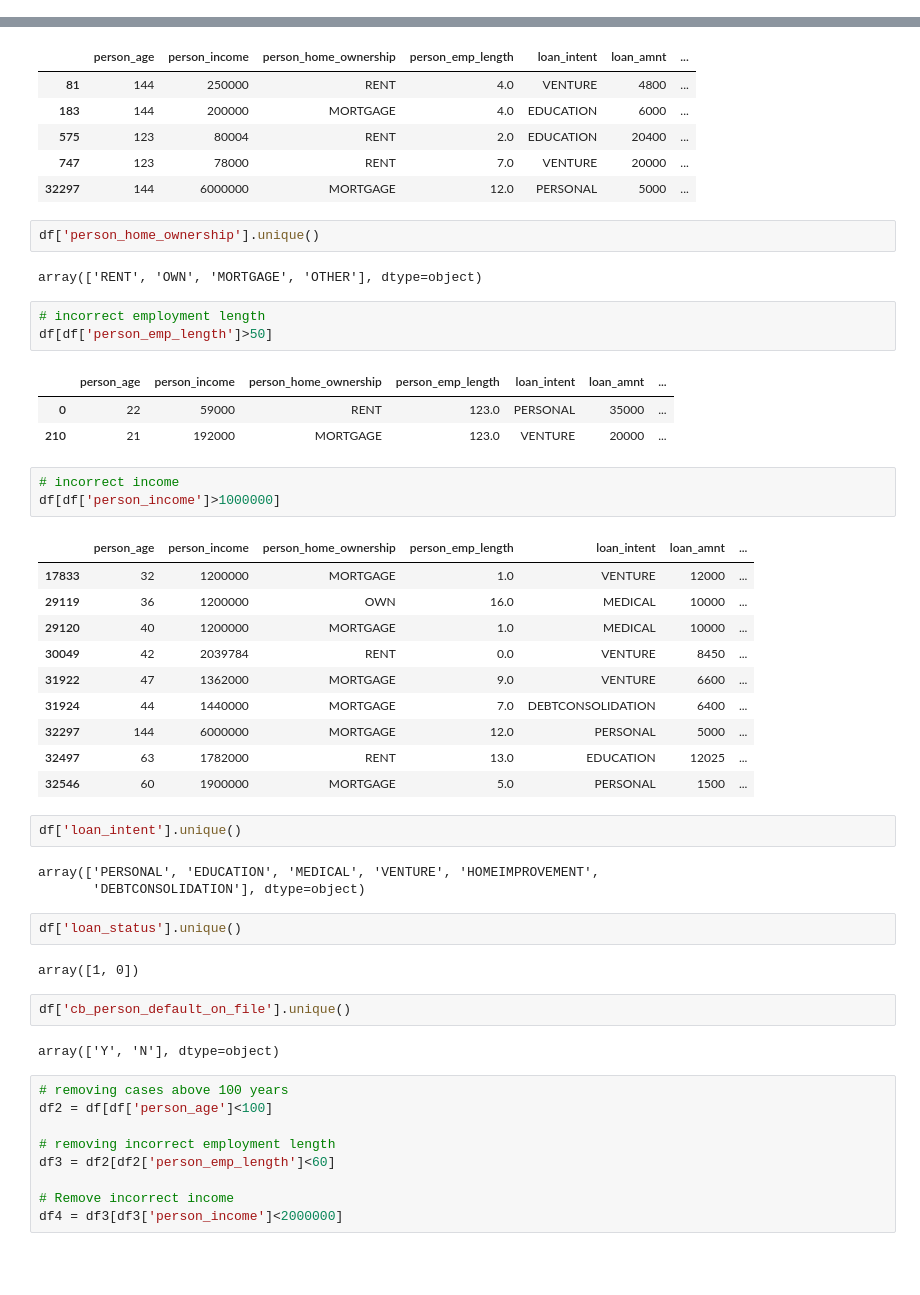
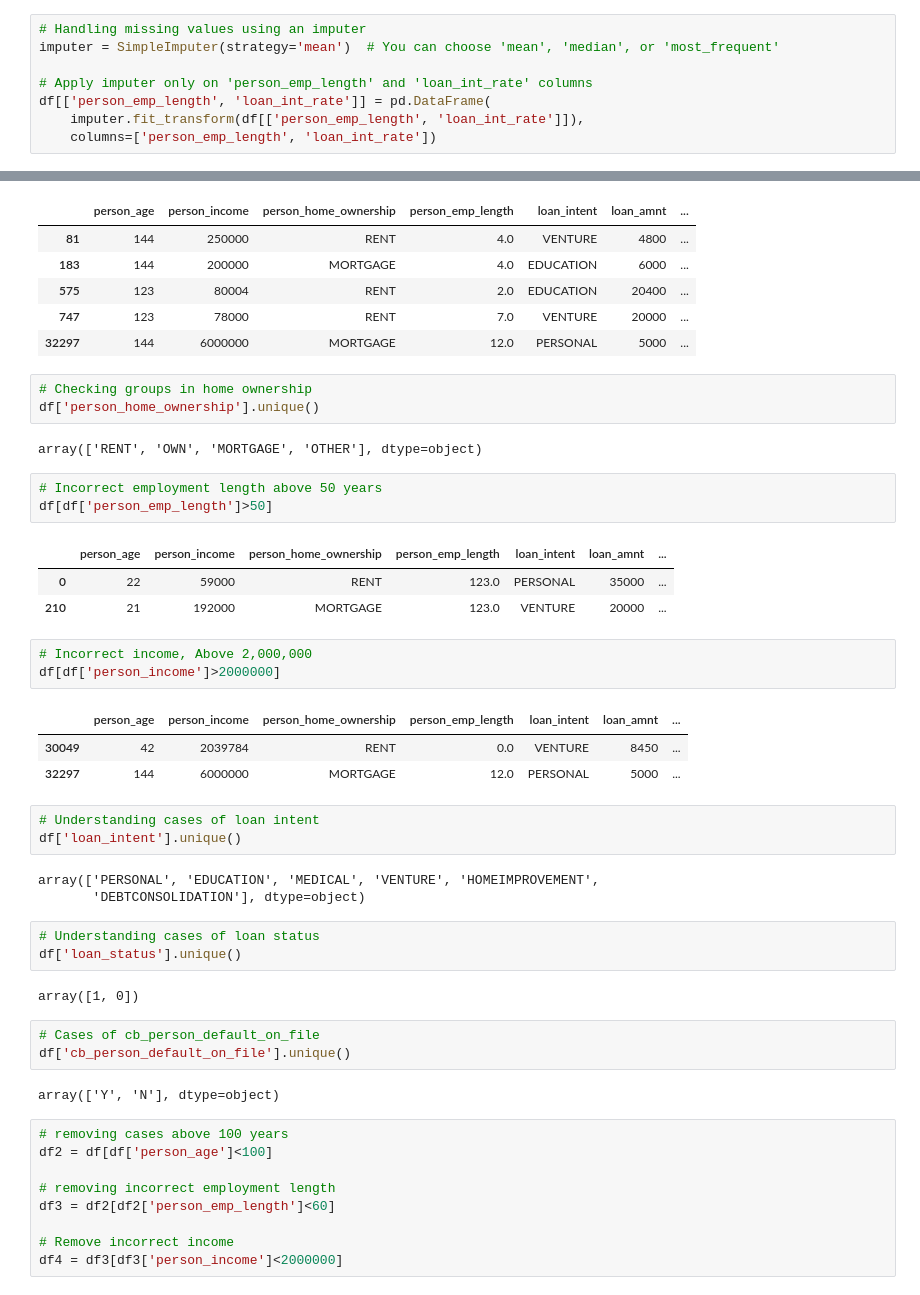
Before and after one commit to SainaPolis/Credit-Risk-Assessment, a Jupyter notebook: main.ipynb, the cells around one changed output, grey strips where cells are left out. Saved outputs shown, nothing was run; the diff lists cells and outputs as text; blank space fills up the shorter version.

```diff
--- a/main.ipynb
+++ b/main.ipynb
@@ -68,0 +107,8 @@ df.describe()
+# %%
+# Handling missing values using an imputer
+imputer = SimpleImputer(strategy='mean')  # You can choose 'mean', 'median', or 'most_frequent'
+
+# Apply imputer only on 'person_emp_length' and 'loan_int_rate' columns
+df[['person_emp_length', 'loan_int_rate']] = pd.DataFrame(
+    imputer.fit_transform(df[['person_emp_length', 'loan_int_rate']]),
+    columns=['person_emp_length', 'loan_int_rate'])
@@ -76,44 +138,41 @@ df[df['person_age']>100]
 | 575 | 123 | 80004 | RENT | 2.0 | EDUCATION | 20400 | ... |
 | 747 | 123 | 78000 | RENT | 7.0 | VENTURE | 20000 | ... |
 | 32297 | 144 | 6000000 | MORTGAGE | 12.0 | PERSONAL | 5000 | ... |
-# %%
-df['person_home_ownership'].unique()
-# %% [output]
-array(['RENT', 'OWN', 'MORTGAGE', 'OTHER'], dtype=object)
+# %%
+# Checking groups in home ownership
+df['person_home_ownership'].unique()
+# %% [output]
+array(['RENT', 'OWN', 'MORTGAGE', 'OTHER'], dtype=object)
 # %%
-# incorrect employment length
+# Incorrect employment length above 50 years
 df[df['person_emp_length']>50]
 # %% [output]
 |  | person_age | person_income | person_home_ownership | person_emp_length | loan_intent | loan_amnt | ... |
 | 0 | 22 | 59000 | RENT | 123.0 | PERSONAL | 35000 | ... |
 | 210 | 21 | 192000 | MORTGAGE | 123.0 | VENTURE | 20000 | ... |
 # %%
-# incorrect income
-df[df['person_income']>1000000]
+# Incorrect income, Above 2,000,000
+df[df['person_income']>2000000]
 # %% [output]
 |  | person_age | person_income | person_home_ownership | person_emp_length | loan_intent | loan_amnt | ... |
-| 17833 | 32 | 1200000 | MORTGAGE | 1.0 | VENTURE | 12000 | ... |
-| 29119 | 36 | 1200000 | OWN | 16.0 | MEDICAL | 10000 | ... |
-| 29120 | 40 | 1200000 | MORTGAGE | 1.0 | MEDICAL | 10000 | ... |
 | 30049 | 42 | 2039784 | RENT | 0.0 | VENTURE | 8450 | ... |
-| 31922 | 47 | 1362000 | MORTGAGE | 9.0 | VENTURE | 6600 | ... |
-| 31924 | 44 | 1440000 | MORTGAGE | 7.0 | DEBTCONSOLIDATION | 6400 | ... |
 | 32297 | 144 | 6000000 | MORTGAGE | 12.0 | PERSONAL | 5000 | ... |
-| 32497 | 63 | 1782000 | RENT | 13.0 | EDUCATION | 12025 | ... |
-| 32546 | 60 | 1900000 | MORTGAGE | 5.0 | PERSONAL | 1500 | ... |
-# %%
-df['loan_intent'].unique()
-# %% [output]
-array(['PERSONAL', 'EDUCATION', 'MEDICAL', 'VENTURE', 'HOMEIMPROVEMENT',
-       'DEBTCONSOLIDATION'], dtype=object)
-# %%
-df['loan_status'].unique()
-# %% [output]
-array([1, 0])
-# %%
-df['cb_person_default_on_file'].unique()
-# %% [output]
-array(['Y', 'N'], dtype=object)
+# %%
+# Understanding cases of loan intent
+df['loan_intent'].unique()
+# %% [output]
+array(['PERSONAL', 'EDUCATION', 'MEDICAL', 'VENTURE', 'HOMEIMPROVEMENT',
+       'DEBTCONSOLIDATION'], dtype=object)
+# %%
+# Understanding cases of loan status
+df['loan_status'].unique()
+# %% [output]
+array([1, 0])
+# %%
+# Cases of cb_person_default_on_file
+df['cb_person_default_on_file'].unique()
+# %% [output]
+array(['Y', 'N'], dtype=object)
 # %%
 # removing cases above 100 years
 df2 = df[df['person_age']<100]
```
Also changed, not shown: parts of 26 cells of this notebook.
